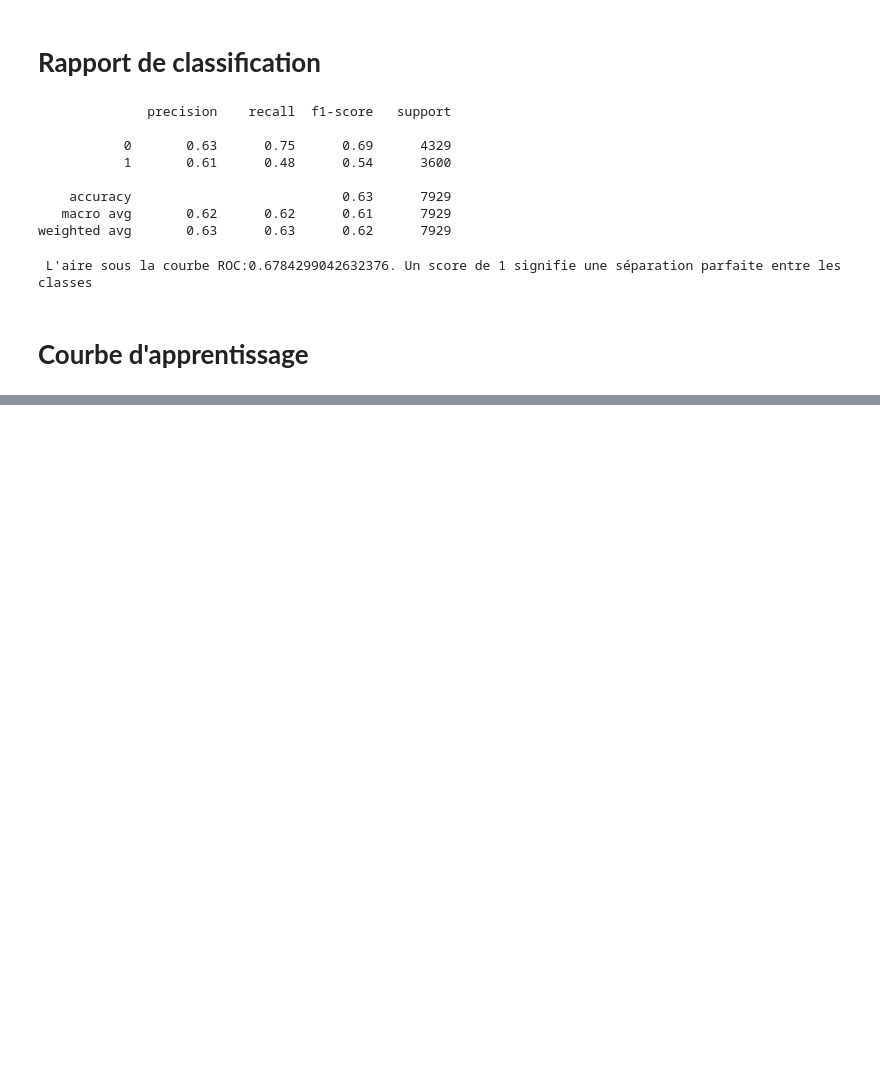
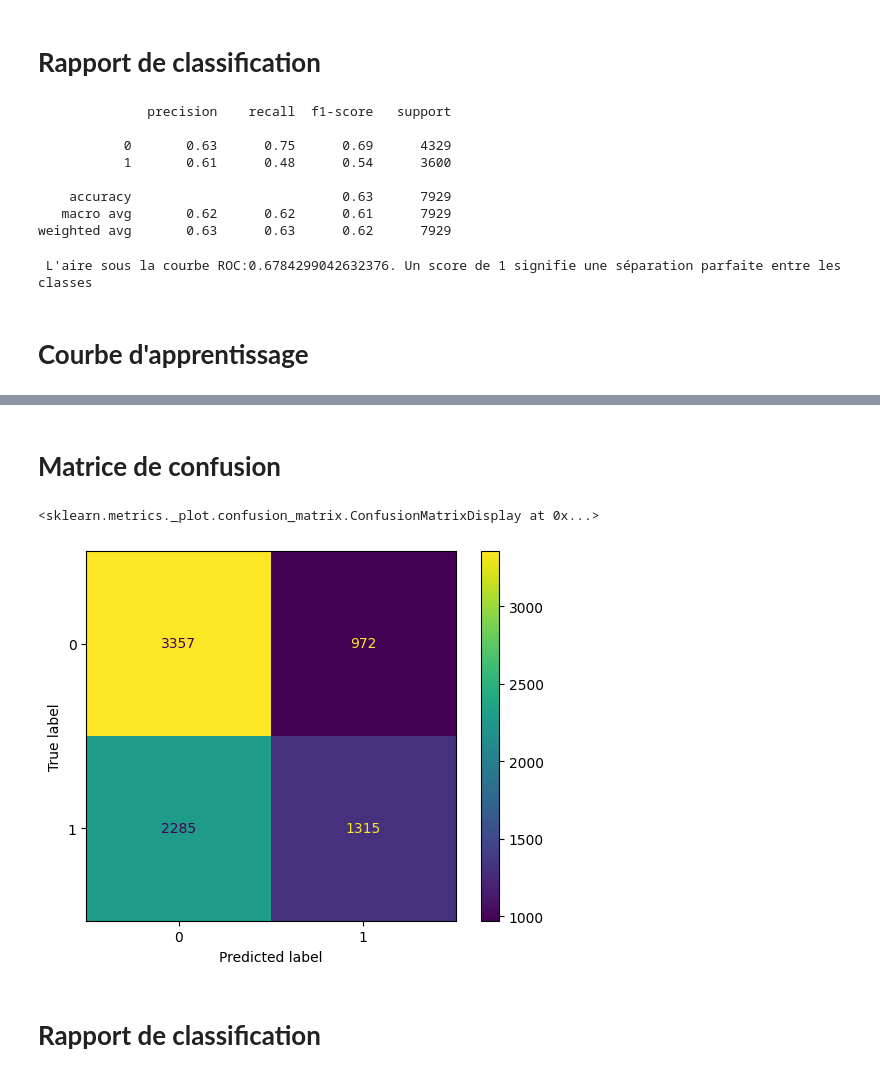
Before and after one commit to bigirimanainnocent12/Apprentissage_automatique, a Jupyter notebook: Apprentissage_Automatique.ipynb, the cells around one changed output, grey strips where cells are left out. Saved outputs shown, nothing was run; the diff lists cells and outputs as text; code cells hidden in the pictures; blank space fills up the shorter version.

```diff
--- a/Apprentissage_Automatique.ipynb
+++ b/Apprentissage_Automatique.ipynb
@@ -621,0 +701,33 @@ NameError: name 'grid_1' is not defined
+# %%
+from sklearn.model_selection import train_test_split
+from sklearn.decomposition import PCA
+from sklearn.neighbors import KNeighborsClassifier
+from sklearn.compose import ColumnTransformer
+from sklearn.preprocessing import RobustScaler, FunctionTransformer
+
+def binary_transformer(x):
+    return x.astype(int)
+
+preprocessor_PCA = ColumnTransformer(
+    transformers=[
+        ('scaling', RobustScaler(), X.select_dtypes(include=['int64', 'float64']).columns),
+        ('binary', FunctionTransformer(binary_transformer, validate=False), X.select_dtypes(include=['bool']).columns),
+        ('Reduction', PCA(), X.select_dtypes(include=['int64', 'float64', "bool"]).columns)
+    ]
+)
+
+from sklearn.pipeline import make_pipeline
+
+model_1_PCA = make_pipeline(
+    preprocessor_PCA,
+    KNeighborsClassifier()
+)
+
+from sklearn.model_selection import GridSearchCV
+
+param_grid_1_PCA = {
+    'kneighborsclassifier__n_neighbors': [100, 150, 200, 250]
+}
+
+grid_1_PCA = GridSearchCV(model_1_PCA, param_grid=param_grid_1_PCA, cv=5, scoring='accuracy')
+grid_1_PCA.fit(X_train, y_train)
@@ -621,0 +755,12 @@ NameError: name 'grid_1' is not defined
+# %%
+prediction_1_PCA=grid_1_PCA.predict(X_test)
+# %% [markdown]
+# **Matrice de confusion**
+# %%
+from sklearn.metrics import ConfusionMatrixDisplay, confusion_matrix
+ConfusionMatrixDisplay(confusion_matrix(y_test,prediction_1_PCA)).plot()
+# %% [output]
+<sklearn.metrics._plot.confusion_matrix.ConfusionMatrixDisplay at 0x...>
+[figure, added]
+# %% [markdown]
+# **Rapport de classification**
```
Also changed, not shown: parts of 27 cells of this notebook.
